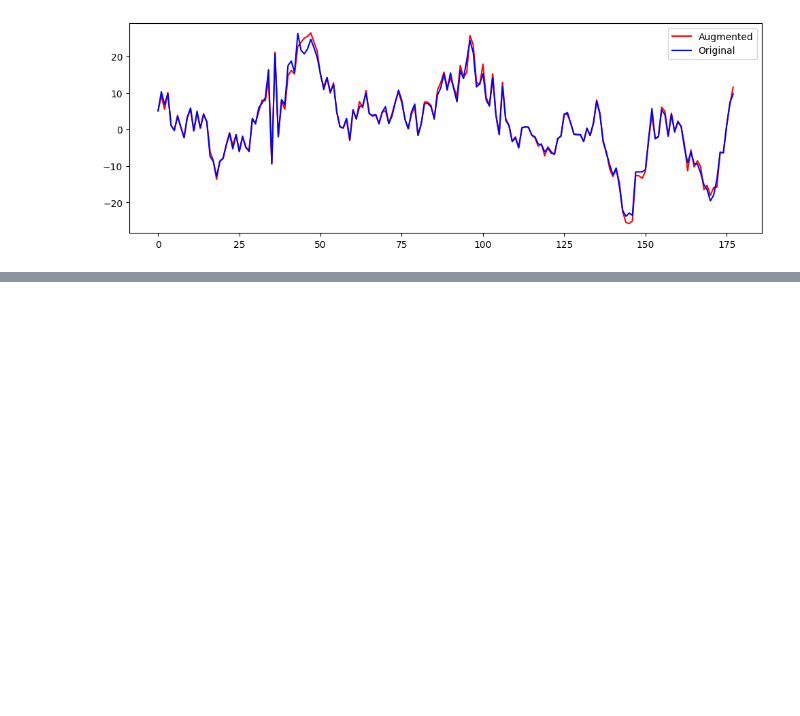
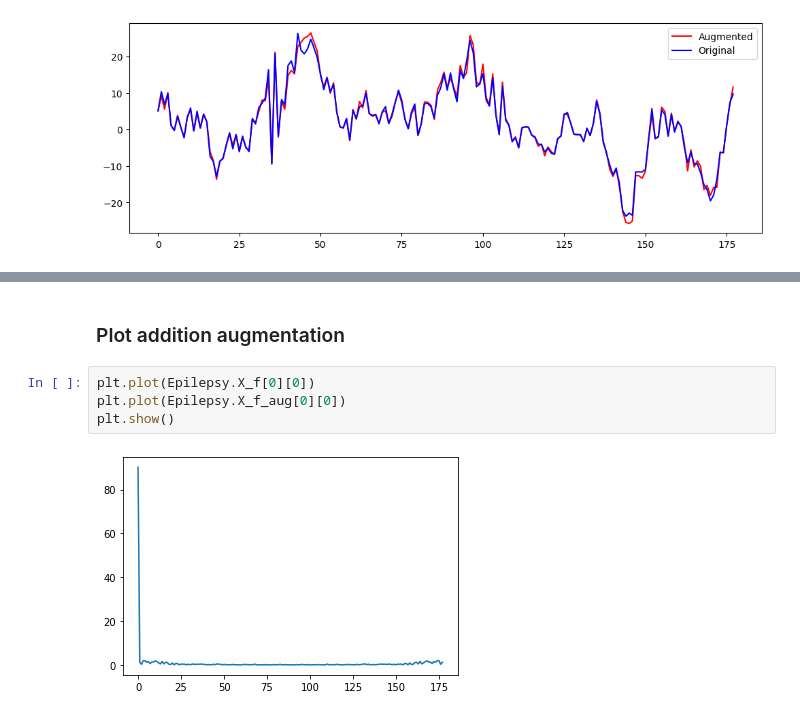
Before and after one commit to s214606/self-supervised-learning-for-time-series, a Jupyter notebook: Plots.ipynb, the cells around one changed output, grey strips where cells are left out. Drawn from its saved outputs; the diff is of its cells as text; blank space fills up the shorter version.

```diff
--- a/Plots.ipynb
+++ b/Plots.ipynb
@@ -51,0 +87,8 @@ plt.show()
+# %% [markdown]
+### Plot addition augmentation
+# %%
+plt.plot(Epilepsy.X_f[0][0])
+plt.plot(Epilepsy.X_f_aug[0][0])
+plt.show()
+# %% [output]
+[figure, added]
```
Also changed, not shown: parts of 14 cells of this notebook, 2 other files.
